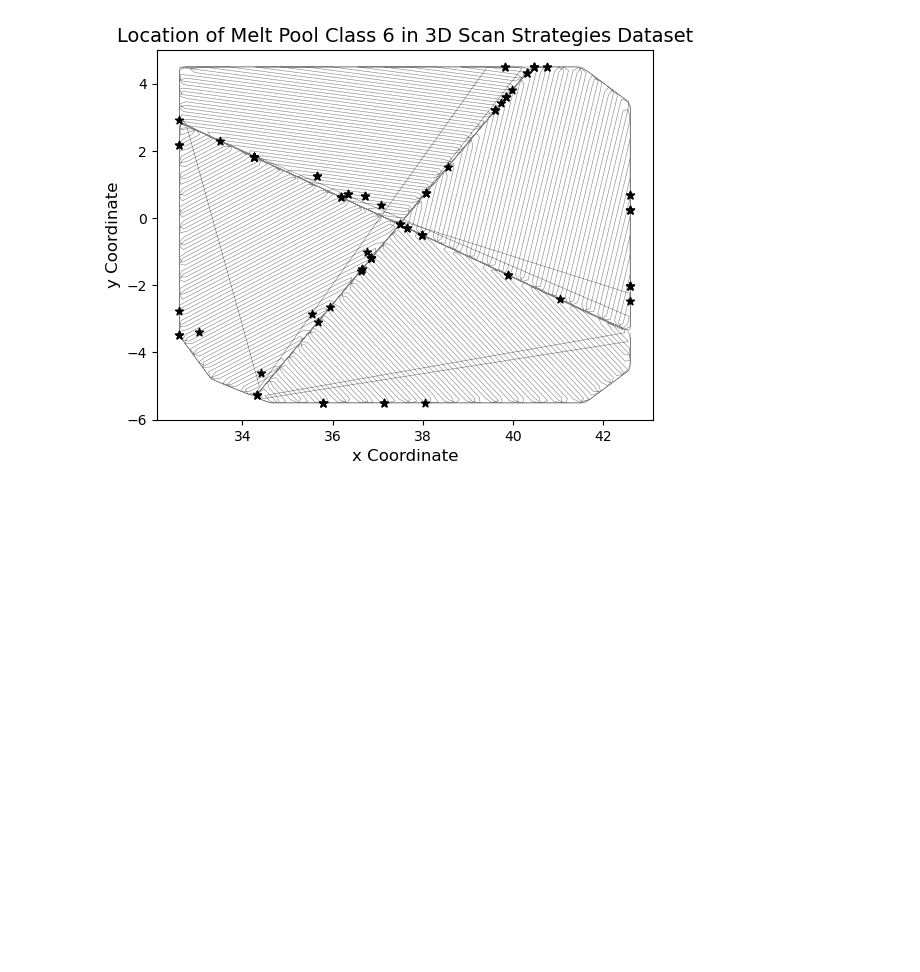
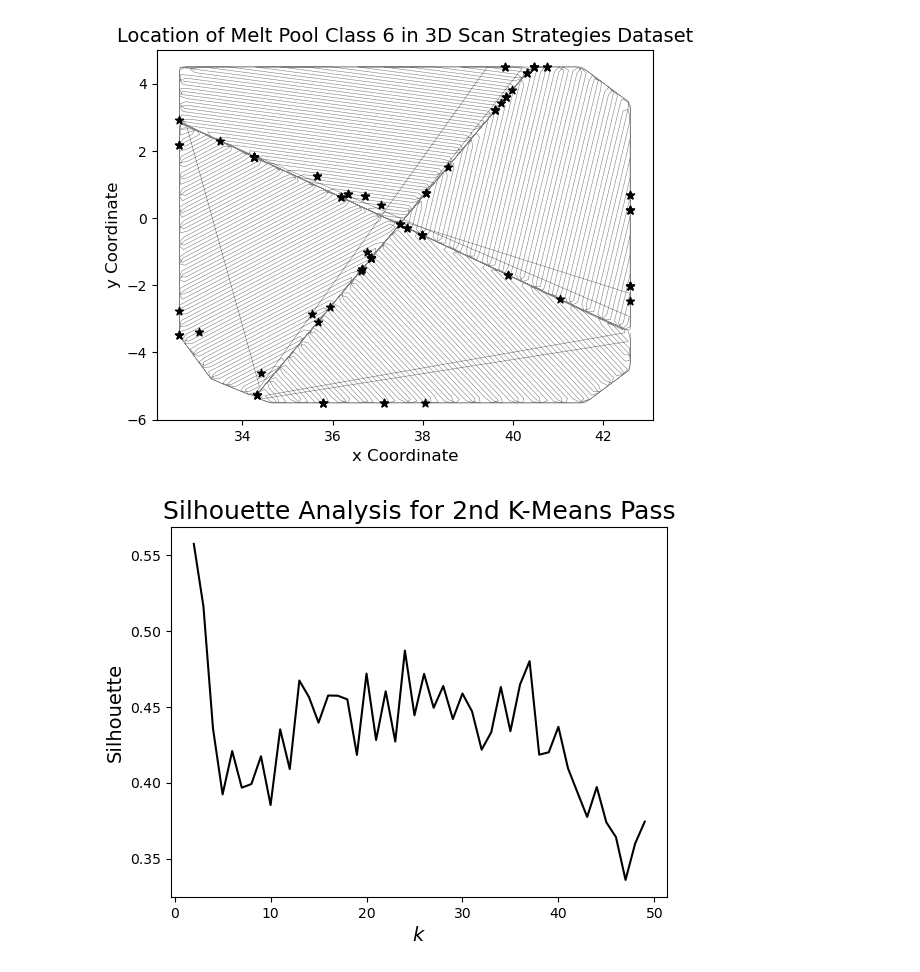
Before and after one commit to satomm1/LPBF_Cluster_And_XAI, a Jupyter notebook: src/K-Means Example Plotting.ipynb, the cells around one changed output. Saved outputs shown, nothing was run; the diff lists cells and outputs as text; code cells hidden in the pictures; blank space fills up the shorter version.

```diff
--- a/src/K-Means Example Plotting.ipynb
+++ b/src/K-Means Example Plotting.ipynb
@@ -432,0 +437,14 @@ plt.show()
+# %%
+MIN_K3 = 2
+MAX_K3 = 50
+SAMPLE_K = 80
+
+# Load the data
+with open('centroids2_tsne.pkl', 'rb') as fp:
+    centroids3 = pickle.load(fp)
+
+with open('clusters2_tsne.pkl', 'rb') as fp:
+    clusters3 = pickle.load(fp)
+
+with open('silhouettes3.pkl', 'rb') as fp:
+    silhouettes3 = pickle.load(fp)
@@ -432,0 +465,11 @@ plt.show()
+# %%
+plt.plot(range(MIN_K3,MAX_K3,1), silhouettes3, c='k')
+plt.title('Silhouette Analysis for 2nd K-Means Pass', fontsize=18)
+plt.xlabel(r'$k$', fontsize=14)
+plt.ylabel('Silhouette', fontsize=14)
+# plt.savefig('../Plots/silhouette_tSNE', dpi=600)
+# plt.savefig('../Plots/silhouette_tSNE_LowRes', dpi=150)
+# plt.savefig('../Plots/silhouette_2ndPass.tif', dpi=600, format='tif', bbox_inches='tight')
+plt.show()
+# %% [output]
+[figure, added]
```
Also changed, not shown: parts of 4 cells of this notebook, 2 other files.
